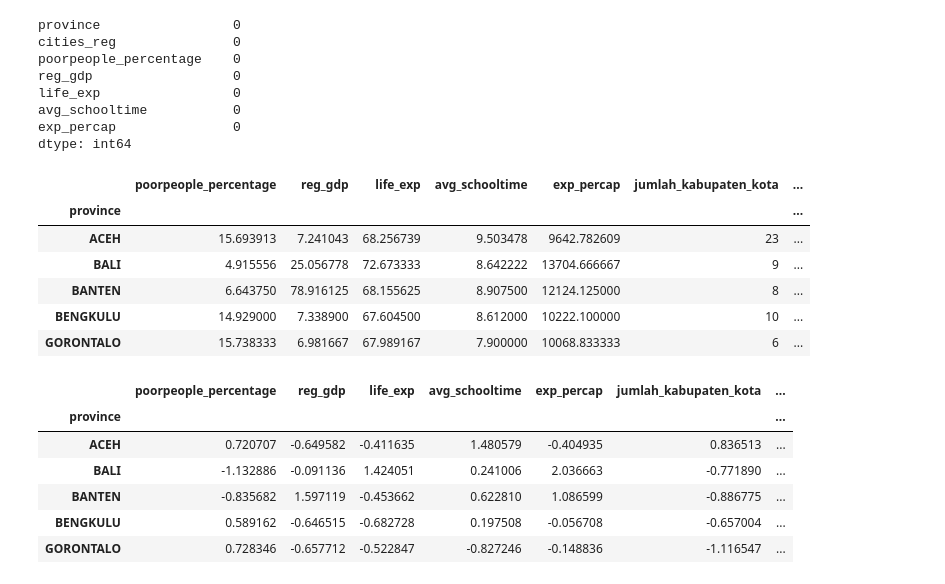
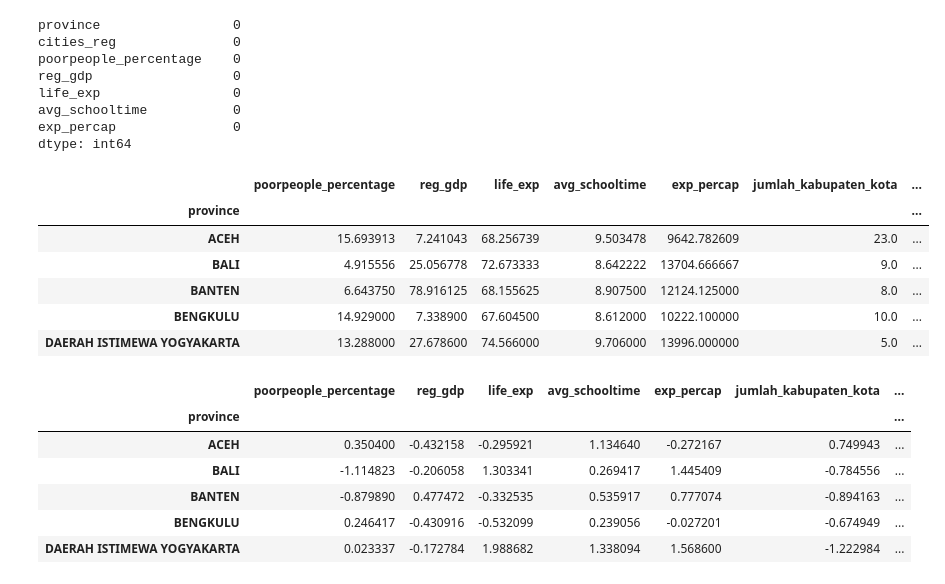
Before and after one commit to J1xes29/data_mining, a Jupyter notebook: main.ipynb, the cells around one changed output. Cells and saved outputs as stored; diff of their text form; code cells hidden in the pictures.

```diff
--- a/main.ipynb
+++ b/main.ipynb
@@ -81,12 +81,27 @@ life_exp                 0
 avg_schooltime           0
 exp_percap               0
 dtype: int64
+# %%
+# Standarisasi nama provinsi yang beda penulisan antar dataset
+name_fix = {
+    'DI YOGYAKARTA': 'DAERAH ISTIMEWA YOGYAKARTA',
+    'DKI JAKARTA': 'DAERAH KHUSUS IBUKOTA JAKARTA',
+}
+df_bps['province'] = df_bps['province'].str.strip().str.upper().replace(name_fix)
+df_bkpm['province'] = df_bkpm['province'].str.strip().str.upper()
 # %%
 df_merged = pd.merge(df_bps, df_bkpm, on='province', how='inner')
 # %%
 # Menyamakan format nama provinsi sebelum merge
 df_bkpm['province'] = df_bkpm['province'].str.strip().str.upper()
 df_bps['province'] = df_bps['province'].str.strip().str.upper()
+
+# Standarisasi nama provinsi yang beda penulisan antar dataset
+name_fix = {
+    'DI YOGYAKARTA': 'DAERAH ISTIMEWA YOGYAKARTA',
+    'DKI JAKARTA': 'DAERAH KHUSUS IBUKOTA JAKARTA',
+}
+df_bps['province'] = df_bps['province'].replace(name_fix)
 
 # Merangkum indikator sosial-ekonomi per provinsi
 df_sosial_provinsi = (
@@ -95,38 +110,49 @@ df_sosial_provinsi = (
         'poorpeople_percentage': 'mean',
         'reg_gdp': 'mean',
         'life_exp': 'mean',
         'avg_schooltime': 'mean',
         'exp_percap': 'mean',
         'cities_reg': 'nunique'
     })
     .rename(columns={'cities_reg': 'jumlah_kabupaten_kota'})
 )
+
+# Proxy untuk 4 provinsi pemekaran baru (2022) yang belum tercakup di data BPS 2021
+parent_map = {
+    'PAPUA TENGAH': 'PAPUA',
+    'PAPUA PEGUNUNGAN': 'PAPUA',
+    'PAPUA SELATAN': 'PAPUA',
+    'PAPUA BARAT DAYA': 'PAPUA BARAT',
+}
+for new_prov, parent in parent_map.items():
+    if parent in df_sosial_provinsi.index and new_prov not in df_sosial_provinsi.index:
+        df_sosial_provinsi.loc[new_prov] = df_sosial_provinsi.loc[parent]
 
 # Merangkum investasi dan jumlah tenaga kerja per provinsi/status investasi
 df_investasi_provinsi = (
     df_bkpm.groupby(['province', 'investment_status'])
     .agg({
         'investment_idr_million': 'sum',
         'indonesian_workers': 'sum'
     })
     .unstack(fill_value=0)
 )
 df_investasi_provinsi.columns = [
     f'{metric}_{status}'
     for metric, status in df_investasi_provinsi.columns
 ]
 
 # Menggabungkan data sosial-ekonomi dan investasi asli
 df_merged = df_sosial_provinsi.join(df_investasi_provinsi, how='inner')
 df_merged.head()
 # %% [output]
 |  | poorpeople_percentage | reg_gdp | life_exp | avg_schooltime | exp_percap | jumlah_kabupaten_kota | ... |
 | province |  |  |  |  |  |  | ... |
-| ACEH | 15.693913 | 7.241043 | 68.256739 | 9.503478 | 9642.782609 | 23 | ... |
-| BALI | 4.915556 | 25.056778 | 72.673333 | 8.642222 | 13704.666667 | 9 | ... |
-| BANTEN | 6.643750 | 78.916125 | 68.155625 | 8.907500 | 12124.125000 | 8 | ... |
-| BENGKULU | 14.929000 | 7.338900 | 67.604500 | 8.612000 | 10222.100000 | 10 | ... |
-| GORONTALO | 15.738333 | 6.981667 | 67.989167 | 7.900000 | 10068.833333 | 6 | ... |
+| ACEH | 15.693913 | 7.241043 | 68.256739 | 9.503478 | 9642.782609 | 23.0 | ... |
+| BALI | 4.915556 | 25.056778 | 72.673333 | 8.642222 | 13704.666667 | 9.0 | ... |
+| BANTEN | 6.643750 | 78.916125 | 68.155625 | 8.907500 | 12124.125000 | 8.0 | ... |
+| BENGKULU | 14.929000 | 7.338900 | 67.604500 | 8.612000 | 10222.100000 | 10.0 | ... |
+| DAERAH ISTIMEWA YOGYAKARTA | 13.288000 | 27.678600 | 74.566000 | 9.706000 | 13996.000000 | 5.0 | ... |
 # %%
 # Menangani missing values jika ada (Imputasi menggunakan median)
 df_merged.fillna(df_merged.median(), inplace=True)
@@ -139,11 +165,11 @@ X_scaled_df.head()
 # %% [output]
 |  | poorpeople_percentage | reg_gdp | life_exp | avg_schooltime | exp_percap | jumlah_kabupaten_kota | ... |
 | province |  |  |  |  |  |  | ... |
-| ACEH | 0.720707 | -0.649582 | -0.411635 | 1.480579 | -0.404935 | 0.836513 | ... |
-| BALI | -1.132886 | -0.091136 | 1.424051 | 0.241006 | 2.036663 | -0.771890 | ... |
-| BANTEN | -0.835682 | 1.597119 | -0.453662 | 0.622810 | 1.086599 | -0.886775 | ... |
-| BENGKULU | 0.589162 | -0.646515 | -0.682728 | 0.197508 | -0.056708 | -0.657004 | ... |
-| GORONTALO | 0.728346 | -0.657712 | -0.522847 | -0.827246 | -0.148836 | -1.116547 | ... |
+| ACEH | 0.350400 | -0.432158 | -0.295921 | 1.134640 | -0.272167 | 0.749943 | ... |
+| BALI | -1.114823 | -0.206058 | 1.303341 | 0.269417 | 1.445409 | -0.784556 | ... |
+| BANTEN | -0.879890 | 0.477472 | -0.332535 | 0.535917 | 0.777074 | -0.894163 | ... |
+| BENGKULU | 0.246417 | -0.430916 | -0.532099 | 0.239056 | -0.027201 | -0.674949 | ... |
+| DAERAH ISTIMEWA YOGYAKARTA | 0.023337 | -0.172784 | 1.988682 | 1.338094 | 1.568600 | -1.222984 | ... |
 # %%
 n_clusters = 3 # Asumsi 3 tier: Maju, Berkembang, Tertinggal
 
```
Also changed, not shown: parts of 3 cells of this notebook.
